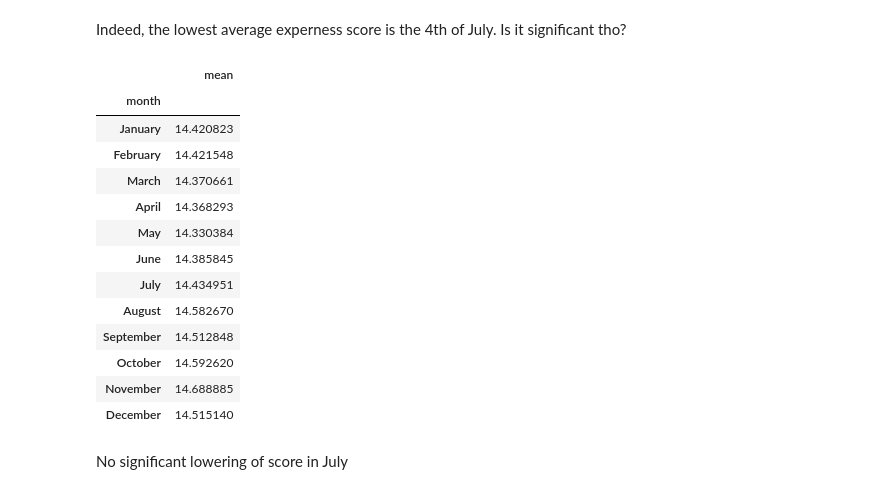
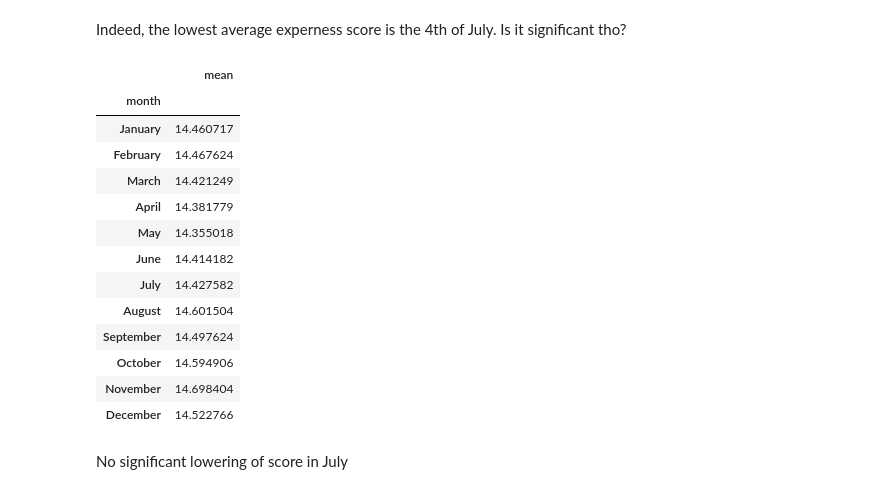
Before and after one commit to nada401/brewing-knowledge, a Jupyter notebook: src/scripts/quality_over_year/quality_over_year.ipynb, the cells around one changed output. Drawn from its saved outputs; the diff is of its cells as text; code cells hidden in the pictures.

Commit message:
More work on quality over the year. Some interesting results are on the Notebook!

```diff
--- a/src/scripts/quality_over_year/quality_over_year.ipynb
+++ b/src/scripts/quality_over_year/quality_over_year.ipynb
@@ -144,6 +151,13 @@ I now try to check if American beers have a particular date that, on average, lo
 We start analyzing the 4th of July
 # %%
 df_score = pd.read_pickle(os.path.join(data_path, 'BeerAdvocate/rev_w_scores.pkl'))
+df_users = pd.read_csv(os.path.join(data_path, 'BeerAdvocate/users_BA_clean.csv'))
+# %%
+df_users = df_users[
+    df_users['location'].str.contains('|'.join(['United States']), case=False, na=False)
+]
+
+american_users = df_users.user_id.to_list()
 # %%
 # Let's only take in consideration the month of July
 df_score_july = df_score.copy()
@@ -179,26 +207,27 @@ exp_july.head(31)
 Indeed, the lowest average experness score is the 4th of July. Is it significant tho?
 # %%
 df_score_year = df_score.copy()
+df_score_year = df_score_year[df_score_year['user_id'].isin(american_users)]
 df_score_year['date'] = pd.to_datetime(df_score_year['date'])
 df_score_year['month'] = df_score_year['date'].dt.month_name()
 
 df_score_year = df_score_year.groupby('month')['expertness_score'].agg(['mean'])
 df_score_year = order_months(df_score_year)
 df_score_year.head(12)
 # %% [output]
 |  | mean |
 | month |  |
-| January | 14.420823 |
-| February | 14.421548 |
-| March | 14.370661 |
-| April | 14.368293 |
-| May | 14.330384 |
-| June | 14.385845 |
-| July | 14.434951 |
-| August | 14.582670 |
-| September | 14.512848 |
-| October | 14.592620 |
-| November | 14.688885 |
-| December | 14.515140 |
+| January | 14.460717 |
+| February | 14.467624 |
+| March | 14.421249 |
+| April | 14.381779 |
+| May | 14.355018 |
+| June | 14.414182 |
+| July | 14.427582 |
+| August | 14.601504 |
+| September | 14.497624 |
+| October | 14.594906 |
+| November | 14.698404 |
+| December | 14.522766 |
 # %% [markdown]
 No significant lowering of score in July
```
Also changed, not shown: parts of 27 cells of this notebook.
